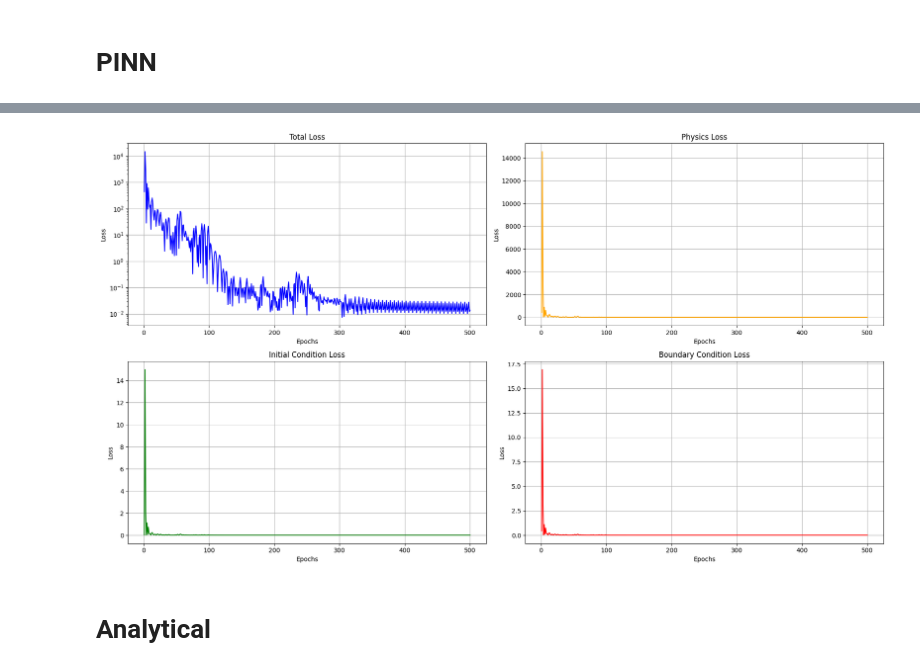
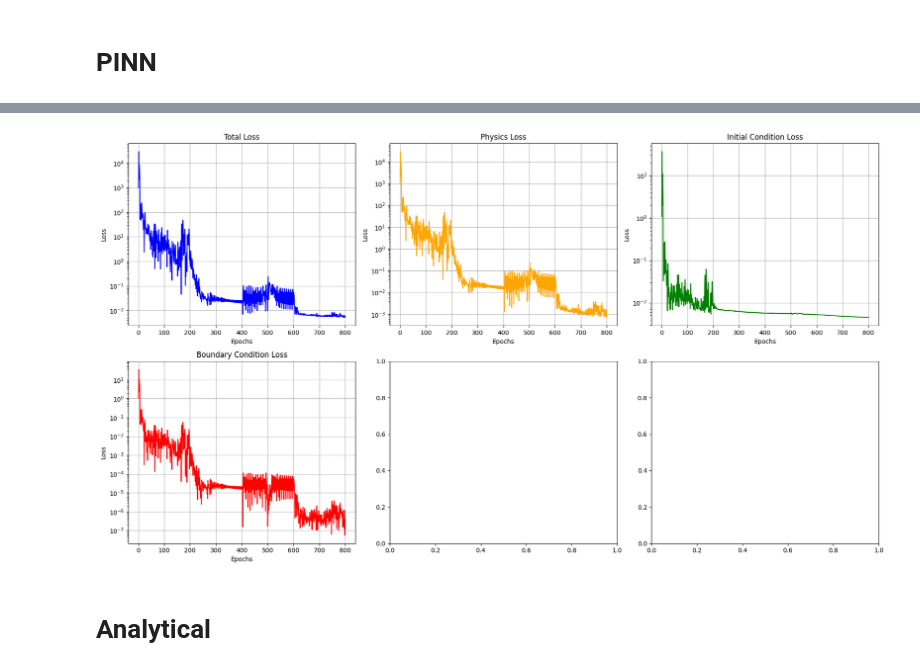
Before and after one commit to thash-jkr/Schrodinger-PINN, a Jupyter notebook: src/tdse_1e_1d.ipynb, the cells around one changed output, grey strips where cells are left out. Cells and saved outputs as stored; diff of their text form; code cells hidden in the pictures.

```diff
--- a/src/tdse_1e_1d.ipynb
+++ b/src/tdse_1e_1d.ipynb
@@ -38,8 +40,8 @@ class PINN(tf.keras.Model):
 # %%
 layers = [2, 64, 128, 128, 64, 2]
 # %%
-n_collocation = 20000
-n_initial = 3000
+n_collocation = 25000
+n_initial = 25000
 n_boundary = 3000
 
 x_collocation = np.random.uniform(x_min, x_max, n_collocation)
@@ -83,13 +85,14 @@ t_boundary_tf = tf.convert_to_tensor(t_boundary, dtype=tf.float64)
 # %%
 learning_exp = tf.keras.optimizers.schedules.ExponentialDecay(
   initial_learning_rate=0.001,
-  decay_steps=1000,
+  decay_steps=100,
   decay_rate=0.9
 )
 
 learning_piece = tf.keras.optimizers.schedules.PiecewiseConstantDecay(
-  [100, 300], [0.01, 0.001, 0.0005]
+  [200, 400, 600], [0.01, 0.001, 0.0005, 0.0001]
 )
+
 optimizer = tf.keras.optimizers.Adam(learning_rate=learning_piece)
 # %%
 model = PINN(layers)
@@ -135,5 +138,13 @@ def loss_function():
   psi_boundary = tf.complex(psi_real_boundary, psi_img_boundary)
   boundary_condition_loss = tf.reduce_mean(tf.square(tf.abs(psi_boundary)))
 
-  return physics_loss, initial_condition_loss, boundary_condition_loss
+
+
+  #normalization loss
+  # psi_2 = psi_real ** 2 + psi_img ** 2
+  # normalization_value = simpson(psi_2, x_collocation_tf)
+  # normalization_loss = tf.square(normalization_value - 1)
+  normalization_loss = 0.0
+
+  return physics_loss, initial_condition_loss, boundary_condition_loss, normalization_loss
 # %%
@@ -225,43 +244,50 @@ plt.show()
 # %%
-fig, axs = plt.subplots(2, 2, figsize=(18, 10))
+fig, axs = plt.subplots(2, 3, figsize=(18, 10))
 
 # Total Loss
 axs[0, 0].plot(epochs_range, total_loss_history, color='blue')
 axs[0, 0].set_title('Total Loss')
 axs[0, 0].set_xlabel('Epochs')
 axs[0, 0].set_ylabel('Loss')
 axs[0, 0].grid(True)
 axs[0, 0].set_yscale("log")
 
 # Physics Loss
 axs[0, 1].plot(epochs_range, physics_loss_history, color='orange')
 axs[0, 1].set_title('Physics Loss')
 axs[0, 1].set_xlabel('Epochs')
 axs[0, 1].set_ylabel('Loss')
 axs[0, 1].grid(True)
-axs[0, 0].set_yscale("log")
+axs[0, 1].set_yscale("log")
 
 # Initial Condition Loss
-axs[1, 0].plot(epochs_range, initial_condition_loss_history, color='green')
-axs[1, 0].set_title('Initial Condition Loss')
+axs[0, 2].plot(epochs_range, initial_condition_loss_history, color='green')
+axs[0, 2].set_title('Initial Condition Loss')
+axs[0, 2].set_xlabel('Epochs')
+axs[0, 2].set_ylabel('Loss')
+axs[0, 2].grid(True)
+axs[0, 2].set_yscale("log")
+
+# Boundary Condition Loss
+axs[1, 0].plot(epochs_range, boundary_condition_loss_history, color='red')
+axs[1, 0].set_title('Boundary Condition Loss')
 axs[1, 0].set_xlabel('Epochs')
 axs[1, 0].set_ylabel('Loss')
 axs[1, 0].grid(True)
-axs[0, 0].set_yscale("log")
+axs[1, 0].set_yscale("log")
 
-# Boundary Condition Loss
-axs[1, 1].plot(epochs_range, boundary_condition_loss_history, color='red')
-axs[1, 1].set_title('Boundary Condition Loss')
-axs[1, 1].set_xlabel('Epochs')
-axs[1, 1].set_ylabel('Loss')
-axs[1, 1].grid(True)
-axs[0, 0].set_yscale("log")
+#Normalization Loss
+# axs[1, 1].plot(epochs_range, normalization_loss_history, color='violet')
+# axs[1, 1].set_title('Normalization Loss')
+# axs[1, 1].set_xlabel('Epochs')
+# axs[1, 1].set_ylabel('Loss')
+# axs[1, 1].grid(True)
+# axs[1, 1].set_yscale("log")
 
-# Adjust layout to prevent overlap
 plt.tight_layout()
 plt.show()
 # %% [output]
-[figure, old version]
+[figure, new version]
 # %% [markdown]
 # Analytical
 # %%
```
Also changed, not shown: parts of 26 cells of this notebook, 3 other files.
